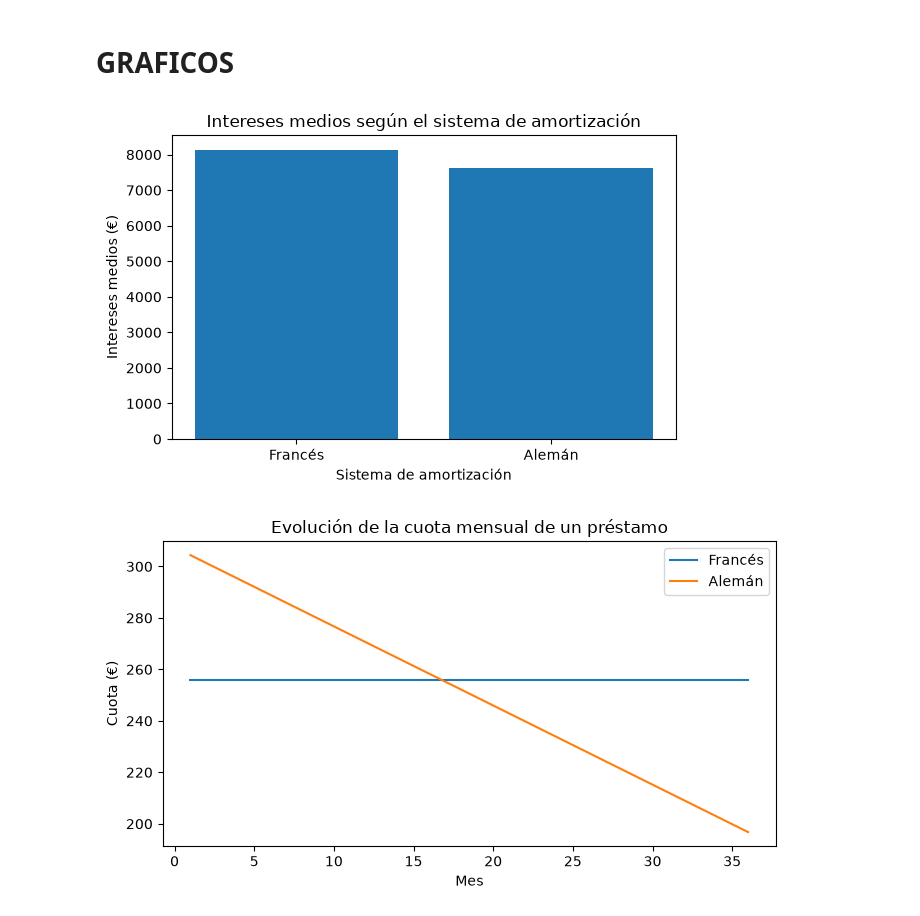
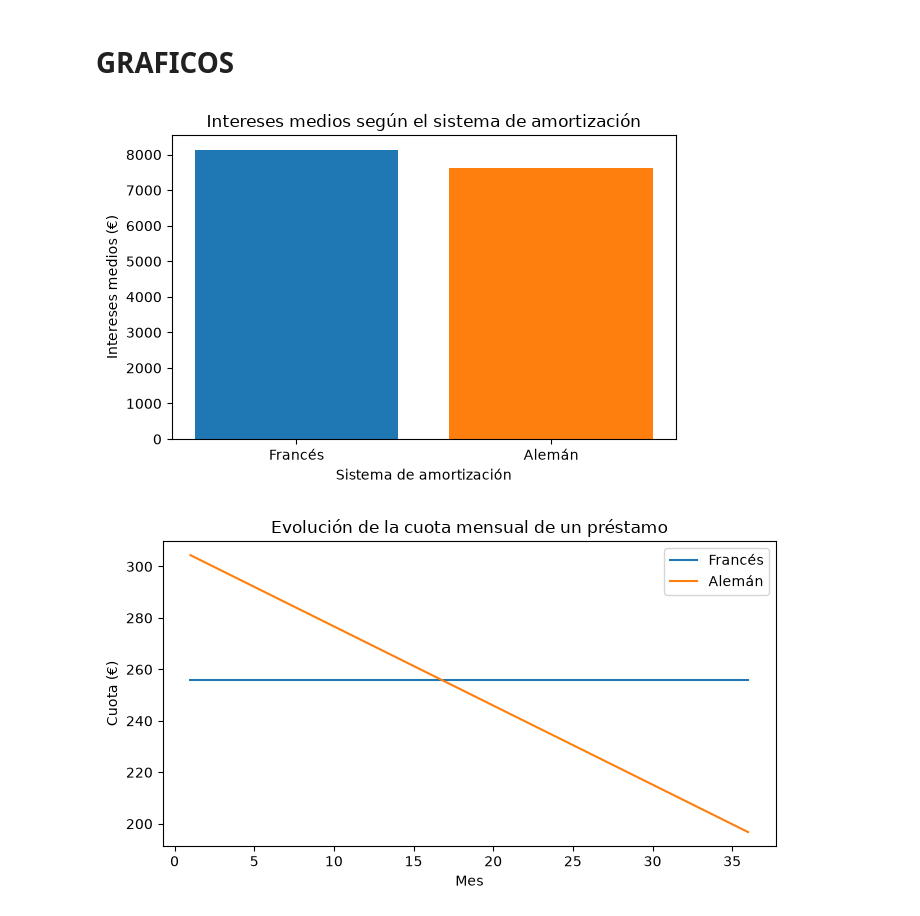
Before and after one commit to NaiaArroyo/RETO-5-NARANJA, a Jupyter notebook: Notebook Amortizacion Francesa y Aleman.ipynb, the cells around one changed output. Cells and saved outputs as stored; diff of their text form; code cells hidden in the pictures.

```diff
--- a/Notebook Amortizacion Francesa y Aleman.ipynb
+++ b/Notebook Amortizacion Francesa y Aleman.ipynb
@@ -672,16 +672,16 @@ resumen.round(3)
 # %%
 intereses = [df["FRANCESA_Intereses_Totales"].mean(), df["ALEMANA_Intereses_Totales"].mean()]
 nombres = ["Francés", "Alemán"]
-
 plt.figure(figsize=(6, 4))
-plt.bar(nombres, intereses)
+colores = ['#1f77b4', '#ff7f0e']
+plt.bar(nombres, intereses, color=colores)
 plt.title("Intereses medios según el sistema de amortización")
 plt.ylabel("Intereses medios (€)")
 plt.xlabel("Sistema de amortización")
 plt.tight_layout()
 plt.show()
 # %% [output]
-[figure, old version]
+[figure, new version]
 # %%
 
 plt.figure(figsize=(7, 4))
```
Also changed, not shown: parts of 3 cells of this notebook.
